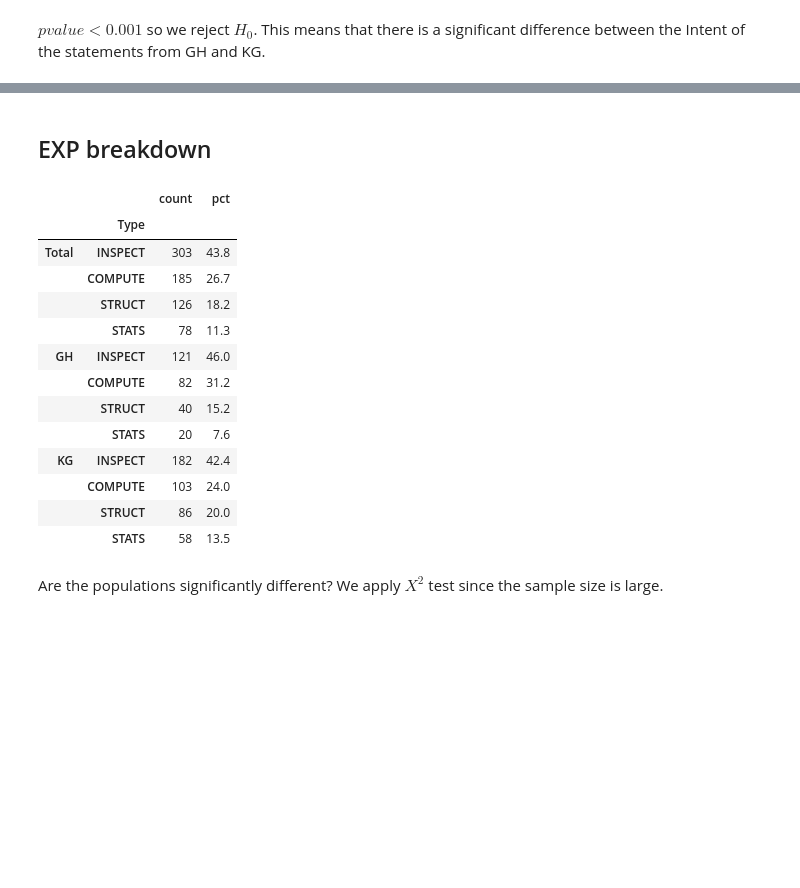
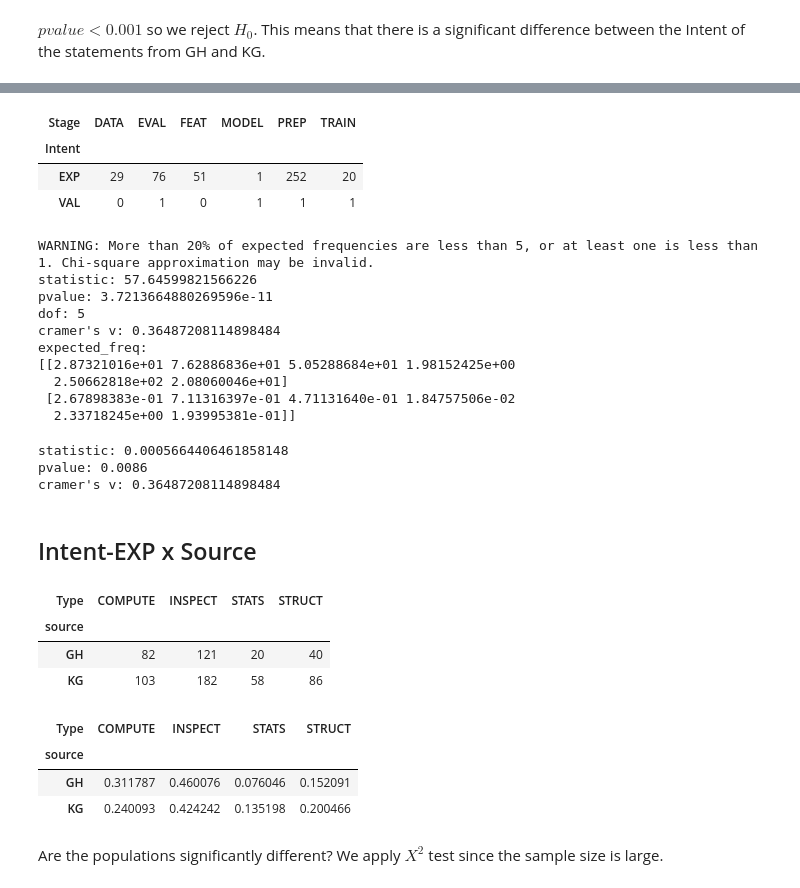
Before and after one commit to arumoy-shome/shome2023notebook, a Jupyter notebook: notebooks/results.ipynb, the cells around one changed output, grey strips where cells are left out. Drawn from its saved outputs; the diff is of its cells as text; code cells hidden in the pictures; blank space fills up the shorter version.

```diff
--- a/notebooks/results.ipynb
+++ b/notebooks/results.ipynb
@@ -44,7 +44,7 @@ def annot_count_with_percent(ax, orient="v") -> None:
         ]
         ax.bar_label(container, labels=labels, fontsize=10.0)
 # %%
-def counts(data, col):
-    counts = data[col].value_counts()
-    pct = data[col].value_counts(normalize=True).mul(100).round(1)
-    return pd.concat([counts, pct], axis=1, keys=["count", "pct"])
+def counts(row, col):
+    freq = pd.crosstab(row, col)
+    pct = pd.crosstab(row, col, normalize="index")
+    return freq, pct
@@ -92,28 +273,49 @@ $pvalue < 0.001$ so we reject $H_0$. This means that there is a significant diff
+# %%
+kgfreq, kgpct = counts(kg["Intent"], kg["Stage"])
+kgfreq
+# %% [output]
+| Stage | DATA | EVAL | FEAT | MODEL | PREP | TRAIN |
+| Intent |  |  |  |  |  |  |
+| EXP | 29 | 76 | 51 | 1 | 252 | 20 |
+| VAL | 0 | 1 | 0 | 1 | 1 | 1 |
+# %%
+chi2(kgfreq)
+# %% [output]
+WARNING: More than 20% of expected frequencies are less than 5, or at least one is less than 1. Chi-square approximation may be invalid.
+statistic: 57.64599821566226
+pvalue: 3.7213664880269596e-11
+dof: 5
+cramer's v: 0.36487208114898484
+expected_freq:
+[[2.87321016e+01 7.62886836e+01 5.05288684e+01 1.98152425e+00
+  2.50662818e+02 2.08060046e+01]
+ [2.67898383e-01 7.11316397e-01 4.71131640e-01 1.84757506e-02
+  2.33718245e+00 1.93995381e-01]]
+# %%
+fisher(kgfreq)
+# %% [output]
+statistic: 0.0005664406461858148
+pvalue: 0.0086
+cramer's v: 0.36487208114898484
 # %% [markdown]
-## EXP breakdown
+## Intent-EXP x Source
 # %%
 d = data[data["Intent"] == "EXP"]
 # %%
-pd.concat({
-    "Total": counts(d, "Type"),
-    "GH": counts(d[d["source"] == "GH"], "Type"),
-    "KG": counts(d[d["source"] == "KG"], "Type"),
-})
+freq, pct = counts(d["source"], d["Type"])
+freq
 # %% [output]
-|  |  | count | pct |
-|  | Type |  |  |
-| Total | INSPECT | 303 | 43.8 |
-|  | COMPUTE | 185 | 26.7 |
-|  | STRUCT | 126 | 18.2 |
-|  | STATS | 78 | 11.3 |
-| GH | INSPECT | 121 | 46.0 |
-|  | COMPUTE | 82 | 31.2 |
-|  | STRUCT | 40 | 15.2 |
-|  | STATS | 20 | 7.6 |
-| KG | INSPECT | 182 | 42.4 |
-|  | COMPUTE | 103 | 24.0 |
-|  | STRUCT | 86 | 20.0 |
-|  | STATS | 58 | 13.5 |
+| Type | COMPUTE | INSPECT | STATS | STRUCT |
+| source |  |  |  |  |
+| GH | 82 | 121 | 20 | 40 |
+| KG | 103 | 182 | 58 | 86 |
+# %%
+pct
+# %% [output]
+| Type | COMPUTE | INSPECT | STATS | STRUCT |
+| source |  |  |  |  |
+| GH | 0.311787 | 0.460076 | 0.076046 | 0.152091 |
+| KG | 0.240093 | 0.424242 | 0.135198 | 0.200466 |
 # %% [markdown]
 Are the populations significantly different? We apply $X^2$ test since the sample size is large.
 # %%
```
Also changed, not shown: parts of 42 cells of this notebook.
